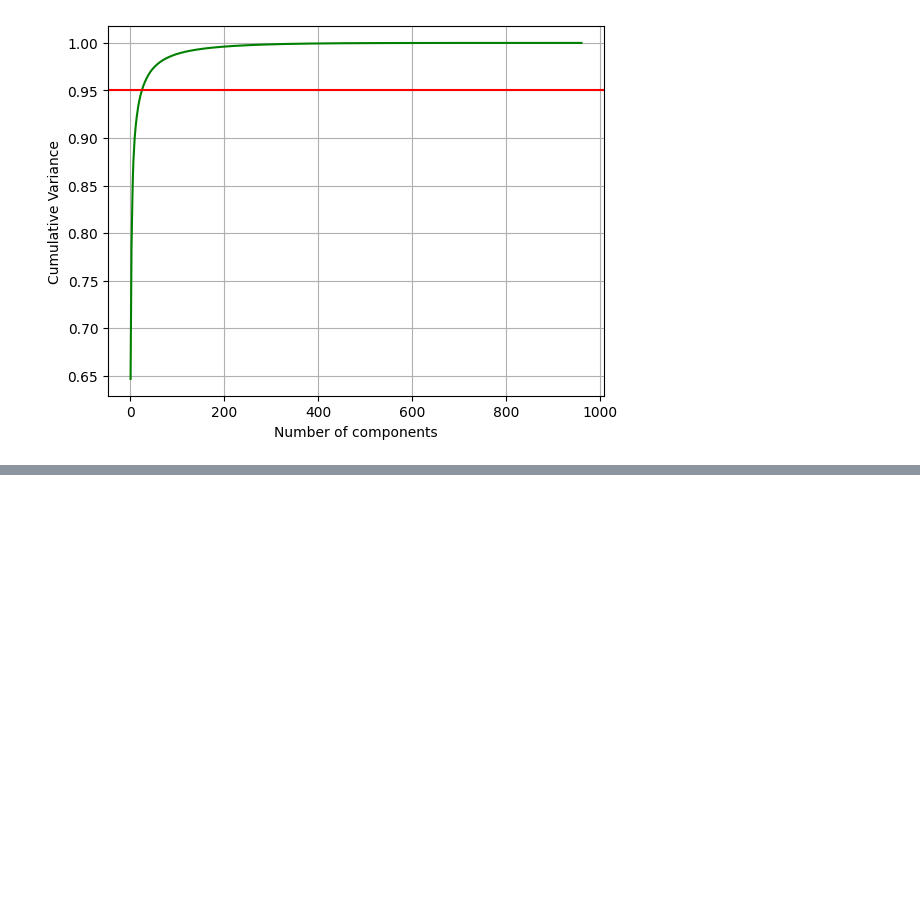
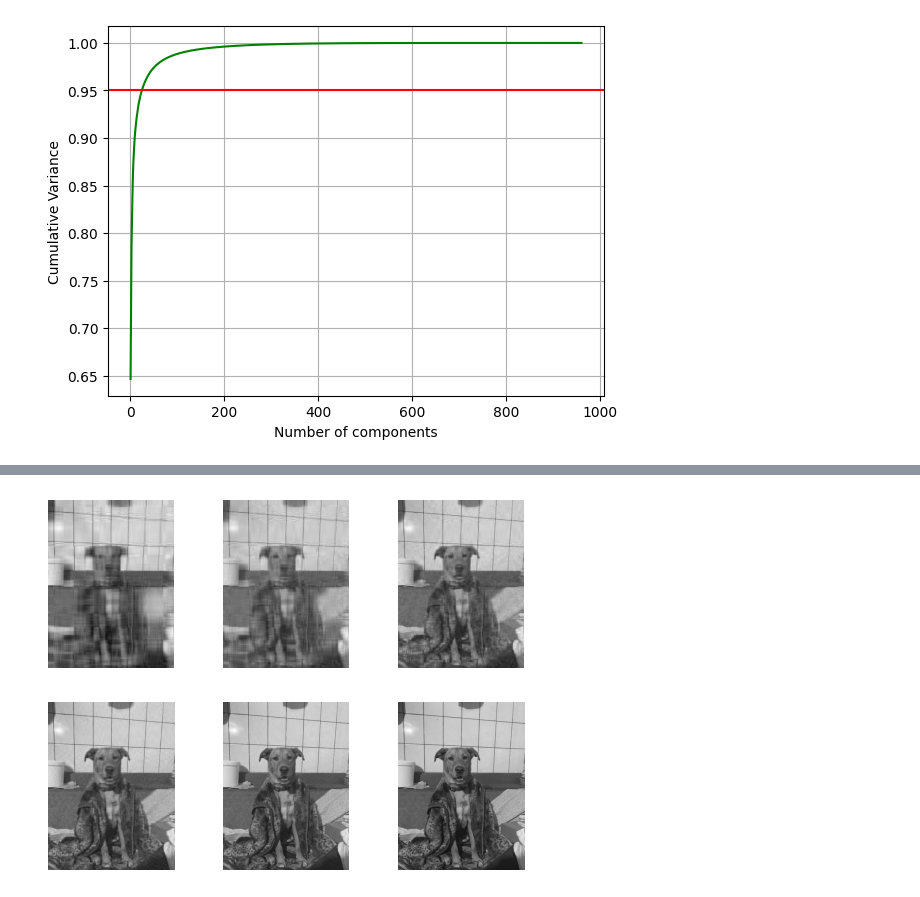
Before and after one commit to anwalv/pla-lab-2, a Jupyter notebook: lab-2.ipynb, the cells around one changed output, grey strips where cells are left out. Saved outputs shown, nothing was run; the diff lists cells and outputs as text; code cells hidden in the pictures; blank space fills up the shorter version.

```diff
--- a/lab-2.ipynb
+++ b/lab-2.ipynb
@@ -94,0 +106,14 @@ Number of components to achieve 95% dispersion:25
+# %%
+#5 порівняння графіків з різною кількістю компонент
+num_components_list = [10, 15, 30, 50, 80, 150]
+for i, num_components in enumerate(num_components_list):
+    pca = PCA(n_components=num_components)
+    image_bw_reduced = pca.fit_transform(image_bw)
+    image_bw_reconstructed = pca.inverse_transform(image_bw_reduced)
+    plt.subplot(2, 3, i + 1)
+    plt.imshow(image_bw_reconstructed, cmap='gray')
+    plt.axis('off')
+plt.show()
+# не можу додавати назву, бо відображаються неприроднім кольором картинки, пофіксити не вийшло
+# %% [output]
+[figure, added]
```
Also changed, not shown: parts of 1 cell of this notebook.
